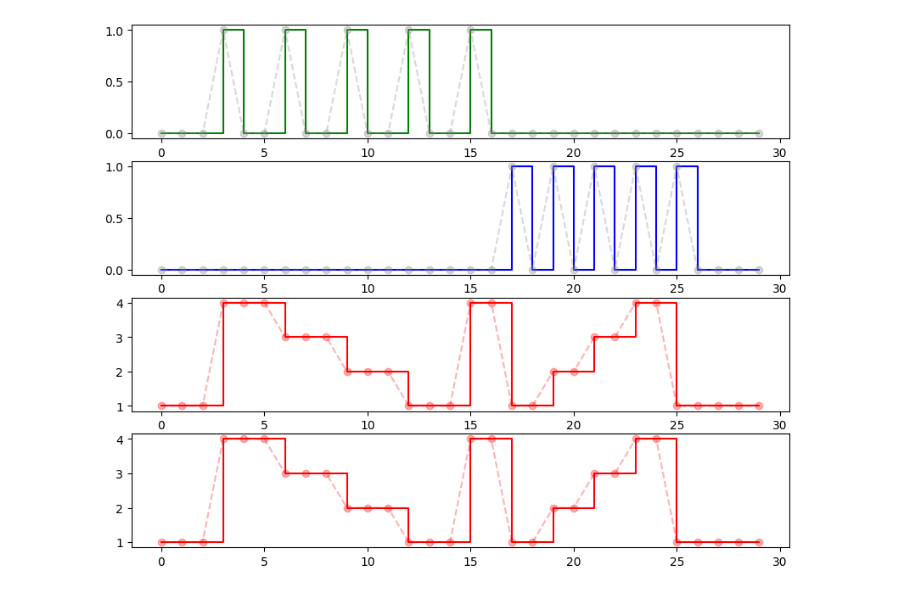
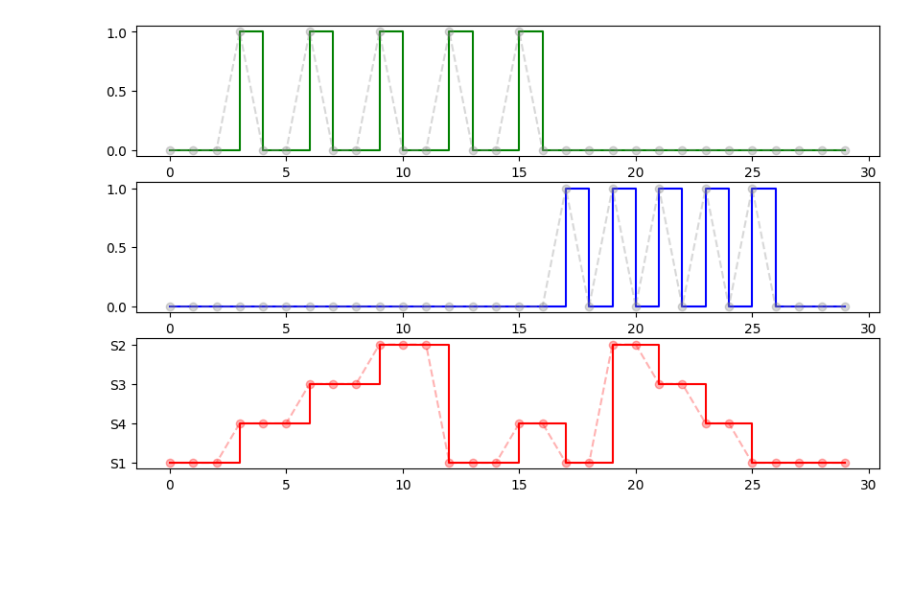
Before and after one commit to waskita/embedded-2025, a Jupyter notebook: lampu-geser/visualize.ipynb, the cells around one changed output. Drawn from its saved outputs; the diff is of its cells as text; code cells hidden in the pictures; blank space fills up the shorter version.

Commit message:
Revert "update visualisasi"
This reverts commit bd0021e12450f6ad344791879c93321fdc4a7dff.

```diff
--- a/lampu-geser/visualize.ipynb
+++ b/lampu-geser/visualize.ipynb
@@ -12,24 +12,24 @@ df = pd.read_csv('geser.csv')
 # %%
 # figure size: https://matplotlib.org/stable/gallery/subplots_axes_and_figures/figure_size_units.html
 # https://matplotlib.org/stable/gallery/subplots_axes_and_figures/subplots_demo.html
 # plt.subplots(figsize=(8, 4))
 # multiple subgraph demo: https://matplotlib.org/stable/gallery/subplots_axes_and_figures/multiple_figs_demo.html
-plt.figure(figsize=(10,8))
-plt.subplot(411)
+plt.figure(figsize=(10,6))
+plt.subplot(311)
 plt.step(df["k"], df["geser_input_kiri"], where='post',color = 'green', label = "input")
 plt.plot(df["k"], df["geser_input_kiri"], 'o--',color = 'grey', label = "input", alpha=0.3)
-plt.subplot(412)
+plt.subplot(312)
 plt.step(df["k"], df["geser_input_kanan"], where='post',color = 'blue', label = "input")
 plt.plot(df["k"], df["geser_input_kanan"], 'o--',color = 'grey', label = "input", alpha=0.3)
-plt.subplot(413)
-plt.step(df["k"], df["geser_output"], where='post',color = 'red', label = "output")
-plt.plot(df["k"], df["geser_output"], 'o--',color = 'red', label = "input", alpha=0.3)
+plt.subplot(313)
+plt.step(df["k"], df["geser_state"], where='post',color = 'red', label = "output")
+plt.plot(df["k"], df["geser_state"], 'o--',color = 'red', label = "input", alpha=0.3)
 plt.subplot(414)
 plt.step(df["k"], df["geser_state"], where='post',color = 'red', label = "output")
 plt.plot(df["k"], df["geser_state"], 'o--',color = 'red', label = "input", alpha=0.3)
 
 #plt.step(x, y, where='post', label='post')
 plt.savefig("geser.jpg")
 plt.show()
 # %% [output]
-[figure, old version]
+[figure, new version]
```
Also changed, not shown: 1 other file.
